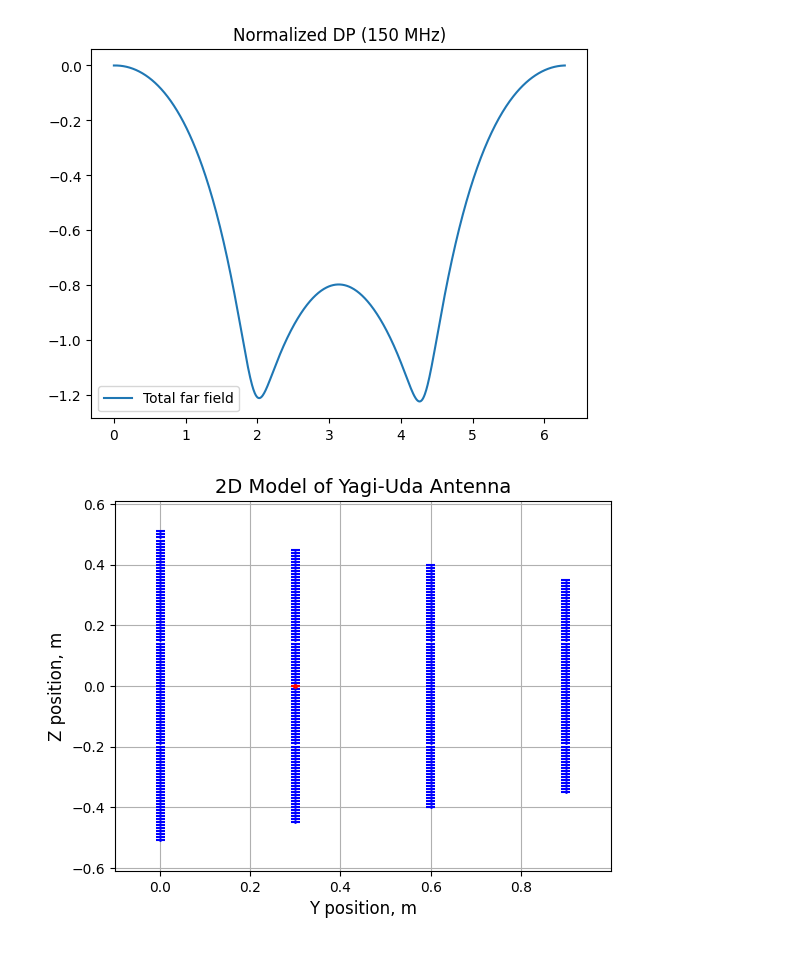
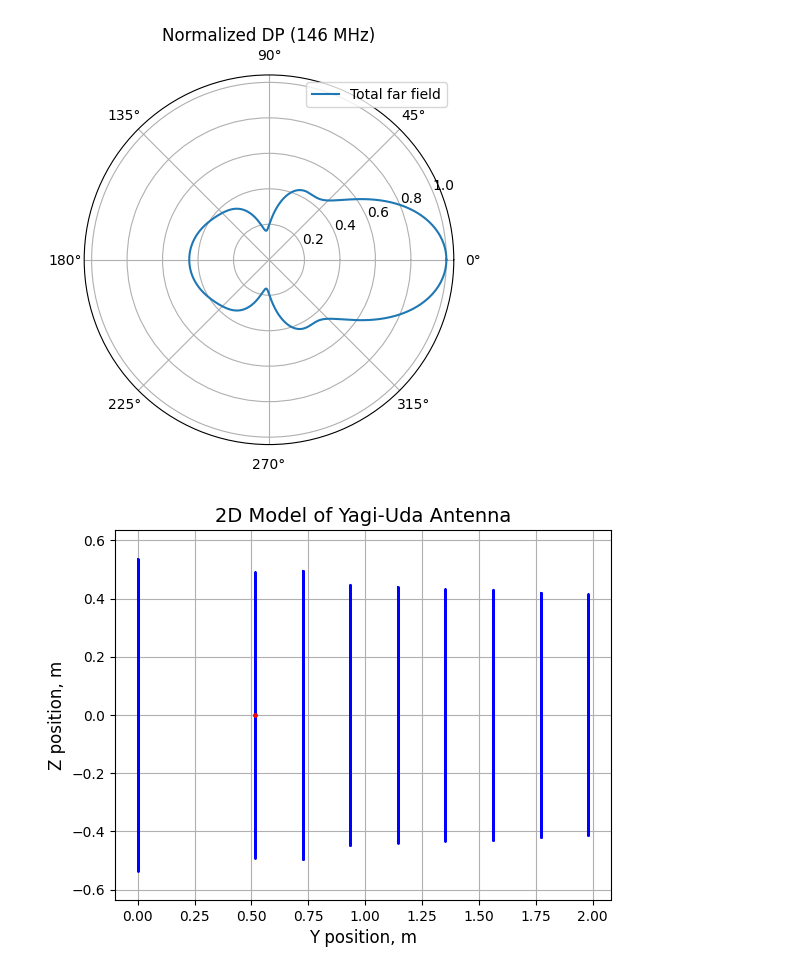
Before and after one commit to Sh4DowBurn/Method-of-Moments-for-antennas, a Jupyter notebook: Yagi-Uda_optimization/test.ipynb, the cells around one changed output. Drawn from its saved outputs; the diff is of its cells as text; code cells hidden in the pictures.

```diff
--- a/Yagi-Uda_optimization/test.ipynb
+++ b/Yagi-Uda_optimization/test.ipynb
@@ -8,34 +8,34 @@ from solver_for_yagi_uda import directional_pattern
 
 #* Define constants
 light_speed, mu0, eps0 = 299792458., 4*np.pi*1e-7, 8.854e-12
-frequency = 1e6 * 150
+frequency = 1e6 * 144
 omega = 2 * np.pi * frequency
 incident_voltage = 20
 
 #! Spatial resolution
-delta_z = light_speed / frequency / 2e2
+delta_z = light_speed / frequency / 10e2
 
 l = light_speed / frequency
 
 #* set geometry of antenna
-element_position = np.array([[0.0, 0.0, 0.0], [0.0, 0.15*l, 0.0], [0.0, 0.3*l, 0.0], [0.0, 0.45*l, 0.0]], dtype=float)
-element_length = np.array([l*0.51, l*0.45, 0.4*l, l*0.35])
-wire_radius = np.array([0.005*l, 0.005*l, 0.005*l, 0.005*l])
+element_position = np.array([[0.0, 0.0, 0.0], [0.0, 0.517, 0.0], [0.0, 0.517+0.209*1, 0.0], [0.0, 0.517+0.209*2, 0.0], [0.0,0.517+0.209*3, 0.0], [0.0, 0.517+0.209*4, 0.0], [0.0, 0.517+0.209*5, 0.0], [0.0, 0.517+0.209*6, 0.0], [0.0, 0.517+0.209*7, 0.0]], dtype = float)
+element_length = np.array([1.071, 0.985, 0.991, 0.899, 0.880, 0.868, 0.862, 0.844, 0.831], dtype = float)
+wire_radius = np.array([3.175e-3, 3.175e-3, 3.175e-3, 3.175e-3, 3.175e-3, 3.175e-3, 3.175e-3, 3.175e-3, 3.175e-3], dtype = float)
 source_position = np.array([element_position[1]], dtype = float)
 
 R, R_block, element_num, incident_field, impedance, current, current_block, E_total, phi = directional_pattern (frequency, delta_z, incident_voltage, element_position, element_length, wire_radius, source_position)
 # %%
 from yagi_visualization import plot_2dmodel, plot_together, plot_separately, current_distribution_2d, current_distribution_3d
 import matplotlib.pyplot as plt
 
-plt.plot(phi, np.log10(E_total/np.max(E_total)), label = "Total far field")
-plt.title("Normalized DP (150 MHz)")
+plt.polar(phi, (E_total/np.max(E_total)), label = "Total far field")
+plt.title("Normalized DP (146 MHz)")
 plt.legend()
 plot_2dmodel(R, source_position, sum(element_num), delta_z)
 plot_together(R_block, current_block)
 plot_separately(R_block, current_block)
 current_distribution_2d(R, current)
 current_distribution_3d(R, source_position, R_block, current_block)
 # %% [output]
-[figure, old version]
+[figure, new version]
-[figure, old version]
+[figure, new version]
```
Also changed, not shown: parts of 1 cell of this notebook, 1 other file.
